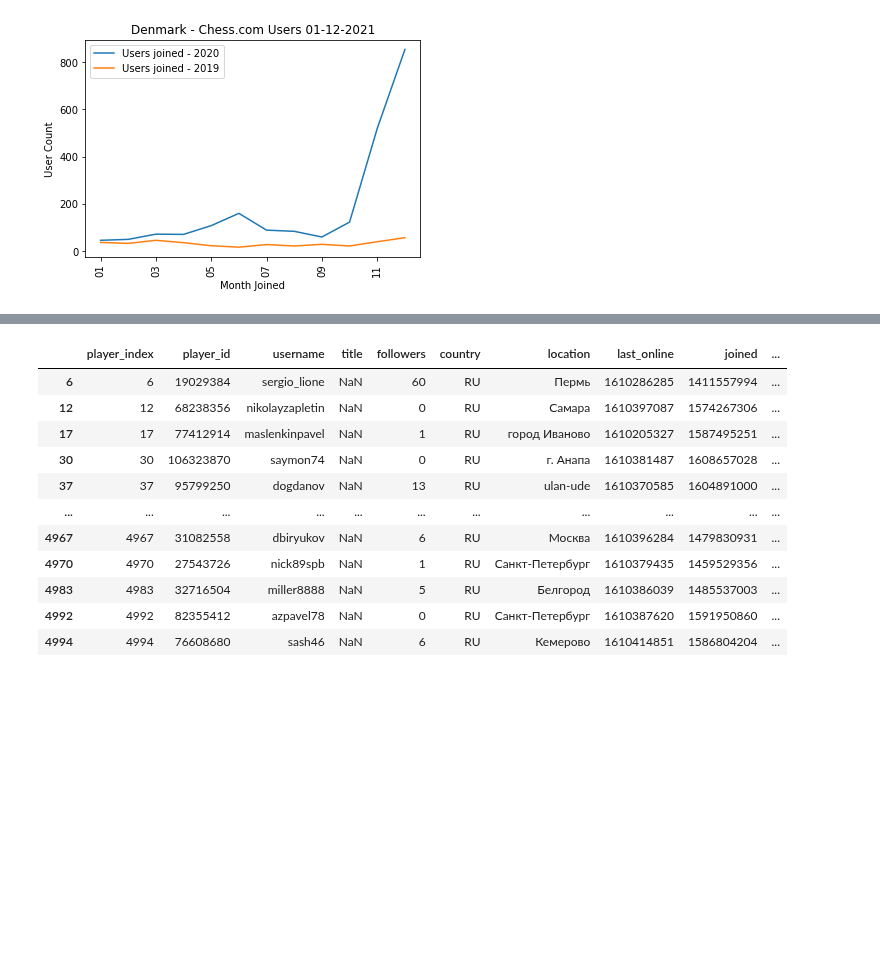
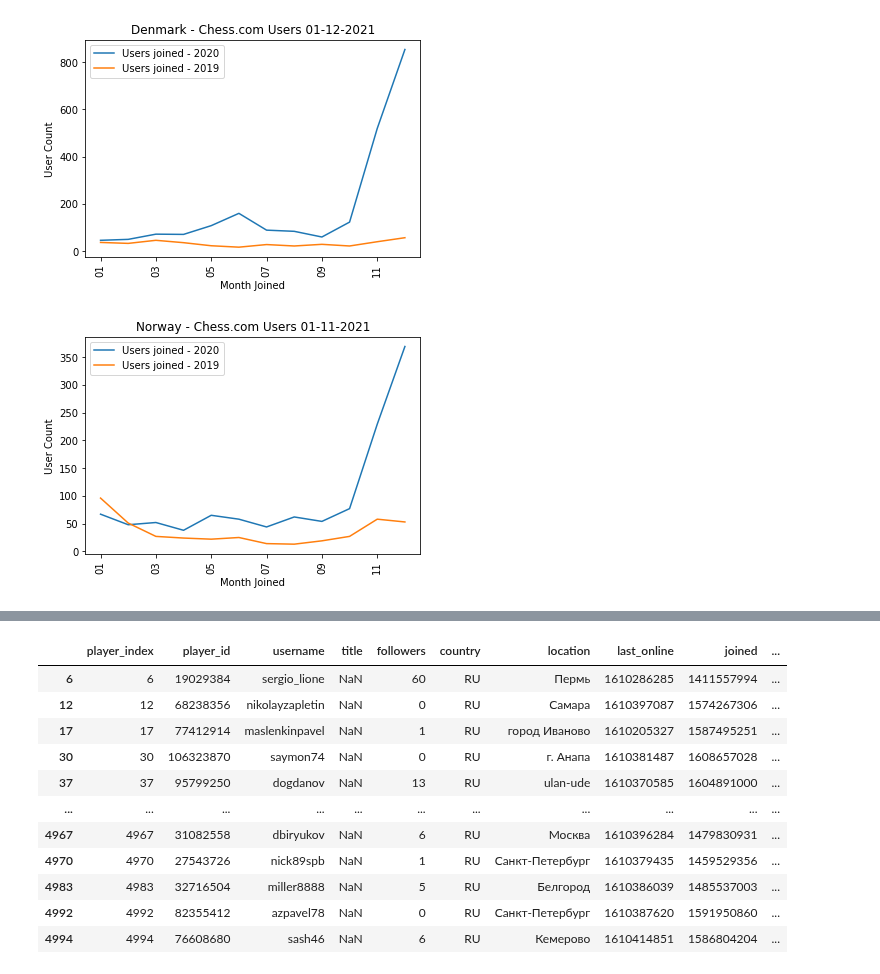
Before and after one commit to melissamonroe/who-plays-chess, a Jupyter notebook: ChessDetailsPy.ipynb, the cells around one changed output, grey strips where cells are left out. Drawn from its saved outputs; the diff is of its cells as text; code cells hidden in the pictures; blank space fills up the shorter version.

Commit message:
adding NO, AU, ES, TR joined info

```diff
--- a/ChessDetailsPy.ipynb
+++ b/ChessDetailsPy.ipynb
@@ -23,6 +23,10 @@ output_data_player_details_IE = "output_data/player_details_IE.csv"
 output_data_player_details_NZ = "output_data/player_details_NZ.csv"
 output_data_player_details_BR = "output_data/player_details_BR.csv"
 output_data_player_details_DK = "output_data/player_details_DK.csv"
+output_data_player_details_NO = "output_data/player_details_NO.csv"
+output_data_player_details_AU = "output_data/player_details_AU.csv"
+output_data_player_details_TR = "output_data/player_details_TR.csv"
+output_data_player_details_ES = "output_data/player_details_ES.csv"
 # %%
 file = os.path.join("resources", "countries.csv")
 countries_df = pd.read_csv(file)
@@ -269,3 +295,11 @@ chessplayers_2019_DK_df
 | 4988 | 4988 | 66707688 | manamejeffakagod | NaN | 1 | DK | NaN | 1610231662 | 1571151904 | ... |
 | 4989 | 4989 | 55570490 | hansscobie | NaN | 6 | DK | NaN | 1610436026 | 1546718285 | ... |
 390 rows × 14 columns
+# %%
+chessplayers_NO_df["joined_date"] = pd.to_datetime(chessplayers_NO_df["joined_date"])
+
+chessplayers_2020_NO_df = chessplayers_NO_df.loc[(chessplayers_NO_df["joined_date"] >= startdate2020) & (chessplayers_NO_df["joined_date"] < enddate2020)]
+chessplayers_2020_NO_df
+
+chessplayers_2019_NO_df = chessplayers_NO_df.loc[(chessplayers_NO_df["joined_date"] >= startdate2019) & (chessplayers_NO_df["joined_date"] < enddate2019)]
+chessplayers_2019_NO_df
@@ -296,15 +419,23 @@ groupby_yearmonth_2019_RU_count_df = groupby_yearmonth_2019_RU["joined_month"].c
 
 
 
-
-
-
-
 groupby_yearmonth_2020_BR_count_df = groupby_yearmonth_2020_BR["joined_month"].count()
 groupby_yearmonth_2019_BR_count_df = groupby_yearmonth_2019_BR["joined_month"].count()
 
 groupby_yearmonth_2020_DK_count_df = groupby_yearmonth_2020_DK["joined_month"].count()
 groupby_yearmonth_2019_DK_count_df = groupby_yearmonth_2019_DK["joined_month"].count()
+
+groupby_yearmonth_2020_NO_count_df = groupby_yearmonth_2020_NO["joined_month"].count()
+groupby_yearmonth_2019_NO_count_df = groupby_yearmonth_2019_NO["joined_month"].count()
+
+groupby_yearmonth_2020_AU_count_df = groupby_yearmonth_2020_AU["joined_month"].count()
+groupby_yearmonth_2019_AU_count_df = groupby_yearmonth_2019_AU["joined_month"].count()
+
+groupby_yearmonth_2020_ES_count_df = groupby_yearmonth_2020_ES["joined_month"].count()
+groupby_yearmonth_2019_ES_count_df = groupby_yearmonth_2019_ES["joined_month"].count()
+
+groupby_yearmonth_2020_TR_count_df = groupby_yearmonth_2020_TR["joined_month"].count()
+groupby_yearmonth_2019_TR_count_df = groupby_yearmonth_2019_TR["joined_month"].count()
 # %%
 groupby_yearmonth_2020_CA_count_df.plot()
 groupby_yearmonth_2019_CA_count_df.plot()
@@ -373,3 +504,20 @@ plt.legend(['Users joined - 2020', 'Users joined - 2019'])
 plt.show()
 # %% [output]
 [figure]
+# %%
+groupby_yearmonth_2020_NO_count_df.plot()
+groupby_yearmonth_2019_NO_count_df.plot()
+
+# Create a legend for our chart
+#plt.legend(handles=[world_avg, country_one], loc="best")
+
+file_created_datetime_NO = time.strftime('%m-%d-%Y', time.localtime(os.path.getctime(output_data_player_details_NO)))
+
+plt.xticks(rotation=90)
+plt.ylabel("User Count")
+plt.xlabel("Month Joined")
+plt.title(f"Norway - Chess.com Users {file_created_datetime_NO}")
+plt.legend(['Users joined - 2020', 'Users joined - 2019'])
+plt.show()
+# %% [output]
+[figure, added]
```
Also changed, not shown: parts of 16 cells of this notebook.
